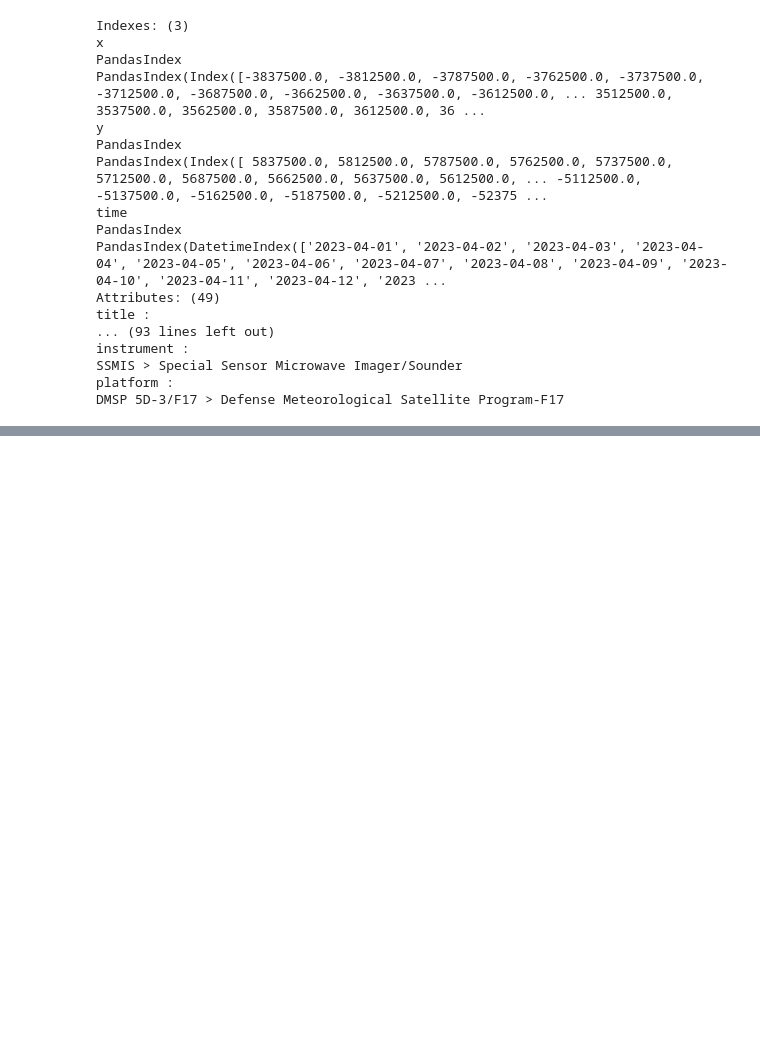
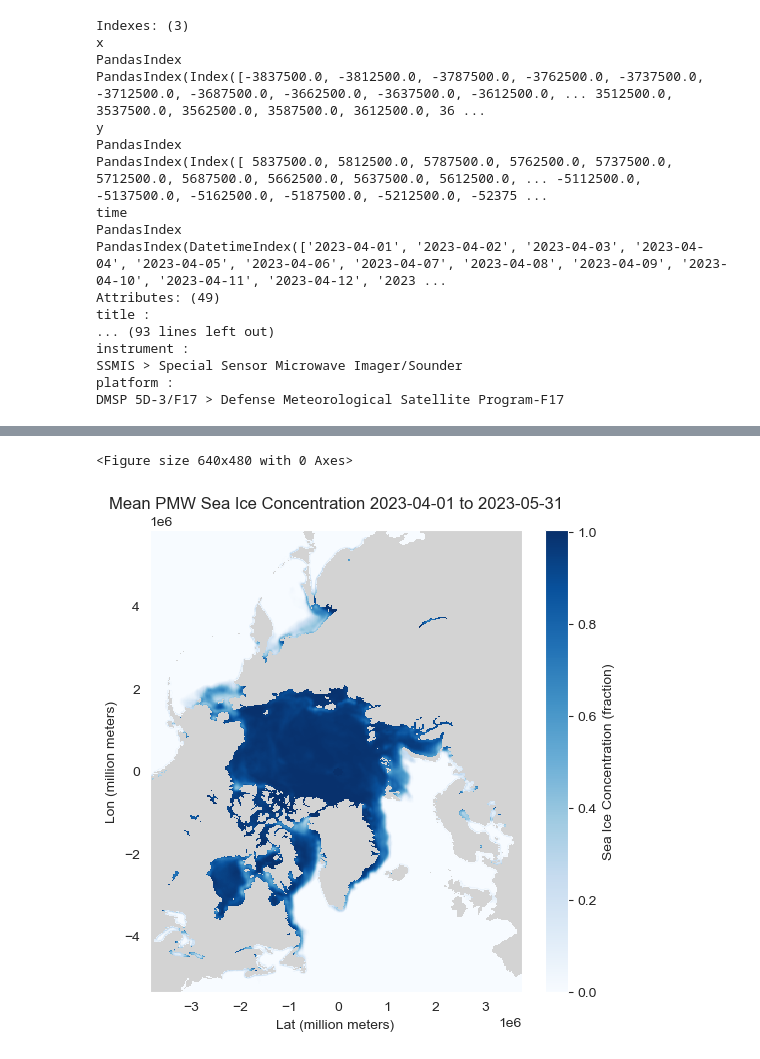
Before and after one commit to felixleodiaz/coastal-sea-ice, a Jupyter notebook: scripts/ValidationTest.ipynb, the cells around one changed output, grey strips where cells are left out. Saved outputs shown, nothing was run; the diff lists cells and outputs as text; code cells hidden in the pictures; blank space fills up the shorter version.

```diff
--- a/scripts/ValidationTest.ipynb
+++ b/scripts/ValidationTest.ipynb
@@ -180,0 +179,19 @@ df
+# %%
+# convert dataset to lat / lon from meters
+
+ps_north = Proj('EPSG:3411')
+wgs84 = Proj('EPSG:4326')
+transformer = Transformer.from_proj(ps_north, wgs84)
+
+# convert grid coordinates
+
+x = ds.x.values
+y = ds.y.values
+lon, lat = transformer.transform(*np.meshgrid(x, y))
+
+# assign lat / lon to dataset and print
+
+ds = ds.assign_coords(lon=(('y', 'x'), lon),
+                      lat=(('y', 'x'), lat))
+
+ds
@@ -181,17 +244,23 @@ df
 # %%
 # sanity check one
+
+sns.set_style('darkgrid')
+sns.despine()
 
 ds_subset = ds.where(ds.F17_ICECON < 1.01)
 ax = ds_subset.F17_ICECON.mean(dim='time').plot(
     cmap=cmap,
     cbar_kwargs={'label': 'Sea Ice Concentration (fraction)'},
     figsize=(6,6)
 )
 
 plt.title("Mean PMW Sea Ice Concentration 2023-04-01 to 2023-05-31")
-plt.xlabel("Latitude (million meters)")
-plt.ylabel("Longitude (million meters)")
+plt.xlabel("Lat (million meters)")
+plt.ylabel("Lon (million meters)")
 plt.show()
+# %% [output]
+<Figure size 640x480 with 0 Axes>
+[figure, added]
 # %%
 # sanity check two
 
```
Also changed, not shown: parts of 8 cells of this notebook.
